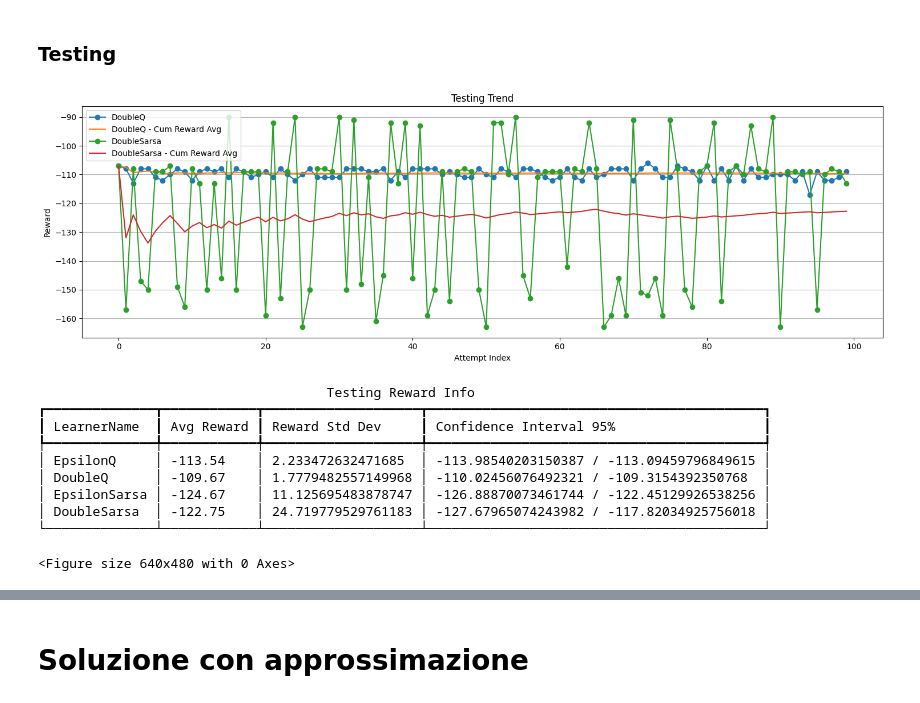
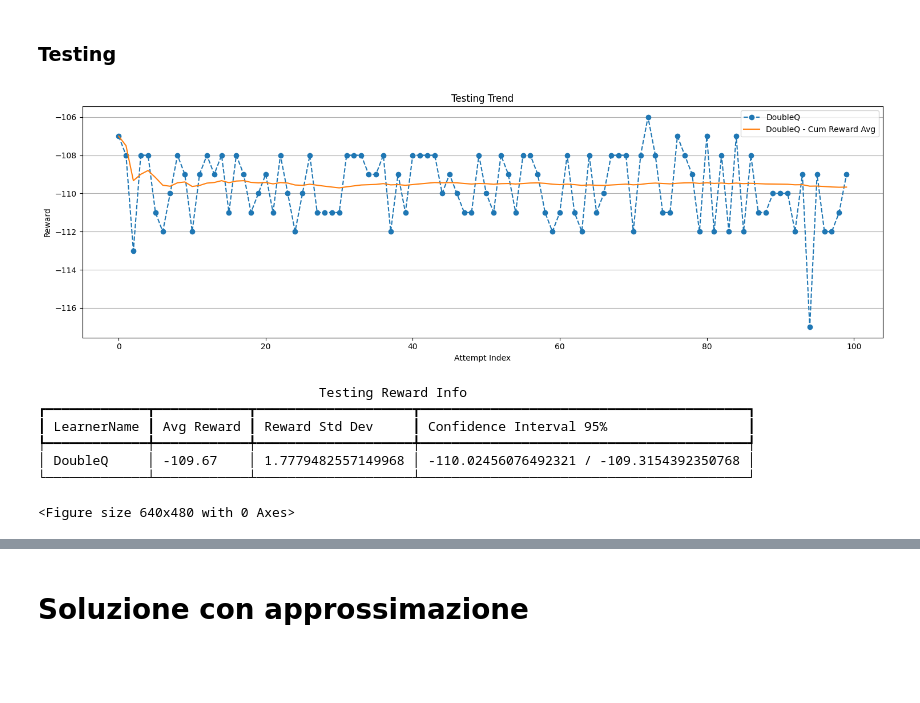
Before and after one commit to SimoneNicosanti/ML_Project, a Jupyter notebook: Project.ipynb, the cells around one changed output, grey strips where cells are left out. Cells and saved outputs as stored; diff of their text form; code cells hidden in the pictures; blank space fills up the shorter version.

Commit message:
Updated Tau and Double; added comments

```diff
--- a/Project.ipynb
+++ b/Project.ipynb
@@ -168,9 +169,6 @@ class Agent :
         env.close()
 
         return rewardArray
-
-    def getPolicy(self) -> Policy :
-        return self.policy
 # %%
 TRAIN_SEED = 0
 TUNE_SEED = 1
@@ -364,15 +367,6 @@ class TauSarsa(Sarsa) :
         distribution = softmax(self.function.getValues(nextState) / self.tau)
         return self.otherActionChooseRng.choice(ACTION_SPACE, p = distribution)
 
-
-    def updatePolicy(self, state : np.ndarray, action : int, reward : float, nextState : np.ndarray, terminated : bool) -> None :
-        target = reward
-        if (not terminated) :
-            nextAction = self.chooseAction(nextState, True)
-            target += self.gamma * self.function.getValue(nextState, nextAction)
-        self.function.updateFunction(state, action, reward, nextState, terminated, self.alpha, self.gamma, target)
-
-
     def updateParams(self, totalEpisodeNum, currentEpisodeIdx) :
         exploreEpisodeNum = int(totalEpisodeNum * self.explorePerc)
         if (currentEpisodeIdx < exploreEpisodeNum) :
@@ -478,6 +472,9 @@ def plotTrainTrend(rewardArray : np.ndarray, episodeNum : int, learnerName : str
     plt.show()
     plt.clf()
 # %%
+## Non avendo molto senso l'interpolazione, ma trovando troppo confusionario lo scatter plot, la connessione tra i punti è stata
+## rappresentata usando una linea con tratteggio.
+
 def plotTestTrend(policyList : list[Policy], testEpisodes : int, testSeed : int) :
 
     plt.figure(figsize = (15,5))
@@ -485,7 +482,7 @@ def plotTestTrend(policyList : list[Policy], testEpisodes : int, testSeed : int)
     for policy in policyList :
         agent = Agent(policy)
         rewardArray = agent.test(testEpisodes, testSeed, False)
-        plt.plot(rewardArray, label = policy.__class__.__name__, marker = "o")
+        plt.plot(rewardArray, label = policy.__class__.__name__, marker = "o", linestyle = "--")
 
         cumAvg = np.cumsum(rewardArray) / np.arange(1, len(rewardArray) + 1)
         plt.plot(cumAvg, label = policy.__class__.__name__ + " - Cum Reward Avg")
@@ -984,6 +827,5 @@ DOUBLE_PARAMS_FILE_NAME = "./Best/DoubleParams.pkl"
 doubleParamsDict = loadDictFromFile(DOUBLE_PARAMS_FILE_NAME)
 
 tuneBucketLearner(DoubleQ, TRAIN_EPISODES, doubleParamsDict, epsilonSpace, DOUBLE_PARAMS_FILE_NAME)
-tuneBucketLearner(DoubleSarsa, TRAIN_EPISODES, doubleParamsDict, epsilonSpace, DOUBLE_PARAMS_FILE_NAME)
 # %% [output]
 Looking For DoubleQ Best Params
@@ -1088,17 +852,14 @@ doubleSarsa, _ = trainAgent(DoubleSarsa, DOUBLE_TRAINED_FILE_NAME, doubleTrained
 # %% [markdown]
 ### Testing
 # %%
-plotTestTrend([doubleQ, doubleSarsa], TEST_EPISODES, TEST_SEED)
-drawTestTable([epsilonQ, doubleQ, epsilonSarsa, doubleSarsa], TEST_EPISODES, TEST_SEED)
+plotTestTrend([doubleQ], TEST_EPISODES, TEST_SEED)
+drawTestTable([doubleQ], TEST_EPISODES, TEST_SEED)
 # %% [output]
-[figure, old version]
+[figure, new version]
-                                     Testing Reward Info
-┏━━━━━━━━━━━━━━┳━━━━━━━━━━━━┳━━━━━━━━━━━━━━━━━━━━┳━━━━━━━━━━━━━━━━━━━━━━━━━━━━━━━━━━━━━━━━━━━┓
-┃ LearnerName  ┃ Avg Reward ┃ Reward Std Dev     ┃ Confidence Interval 95%                   ┃
-┡━━━━━━━━━━━━━━╇━━━━━━━━━━━━╇━━━━━━━━━━━━━━━━━━━━╇━━━━━━━━━━━━━━━━━━━━━━━━━━━━━━━━━━━━━━━━━━━┩
-│ EpsilonQ     │ -113.54    │ 2.233472632471685  │ -113.98540203150387 / -113.09459796849615 │
-│ DoubleQ      │ -109.67    │ 1.7779482557149968 │ -110.02456076492321 / -109.3154392350768  │
-│ EpsilonSarsa │ -124.67    │ 11.125695483878747 │ -126.88870073461744 / -122.45129926538256 │
-│ DoubleSarsa  │ -122.75    │ 24.719779529761183 │ -127.67965074243982 / -117.82034925756018 │
-└──────────────┴────────────┴────────────────────┴───────────────────────────────────────────┘
+                                    Testing Reward Info
+┏━━━━━━━━━━━━━┳━━━━━━━━━━━━┳━━━━━━━━━━━━━━━━━━━━┳━━━━━━━━━━━━━━━━━━━━━━━━━━━━━━━━━━━━━━━━━━┓
+┃ LearnerName ┃ Avg Reward ┃ Reward Std Dev     ┃ Confidence Interval 95%                  ┃
+┡━━━━━━━━━━━━━╇━━━━━━━━━━━━╇━━━━━━━━━━━━━━━━━━━━╇━━━━━━━━━━━━━━━━━━━━━━━━━━━━━━━━━━━━━━━━━━┩
+│ DoubleQ     │ -109.67    │ 1.7779482557149968 │ -110.02456076492321 / -109.3154392350768 │
+└─────────────┴────────────┴────────────────────┴──────────────────────────────────────────┘
 <Figure size 640x480 with 0 Axes>
```
Also changed, not shown: parts of 34 cells of this notebook, 4 other files.
